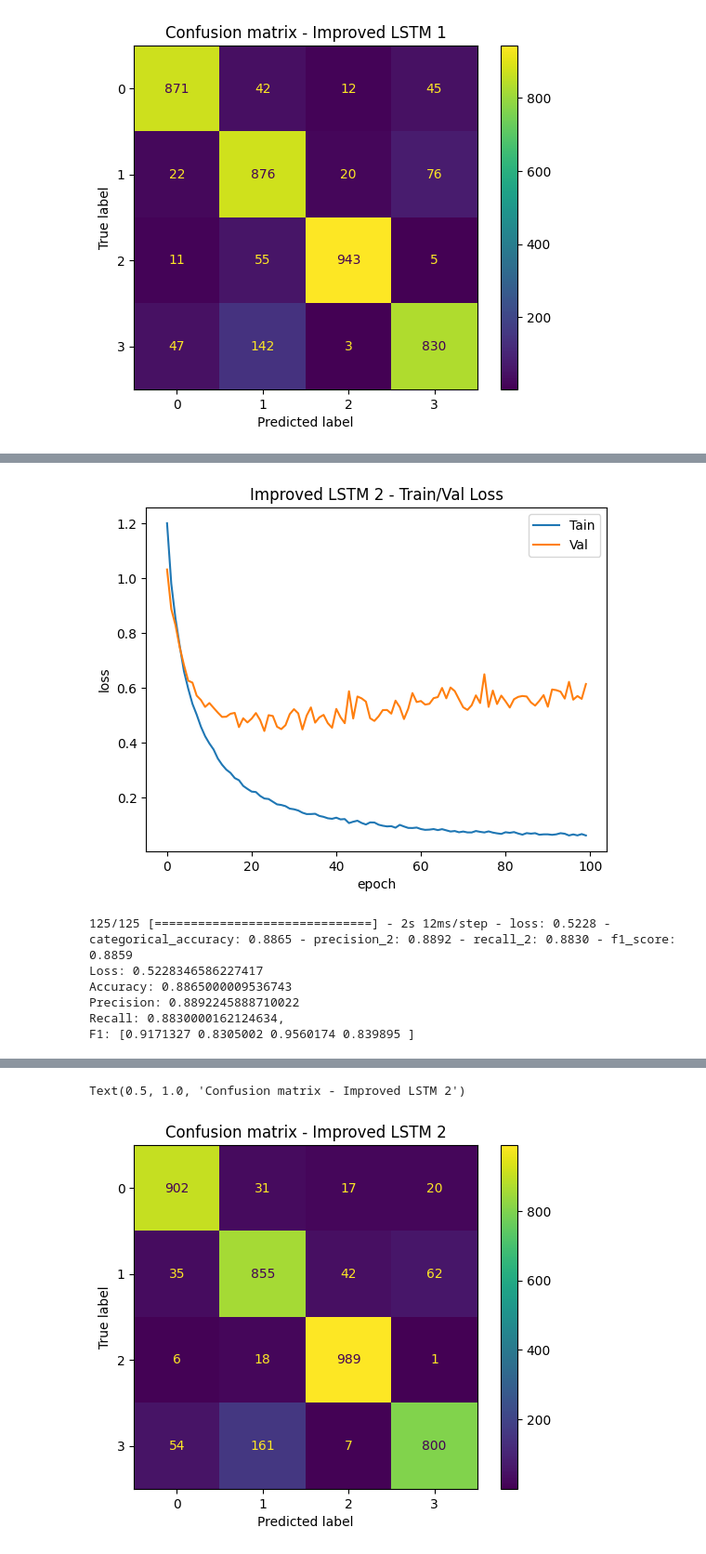
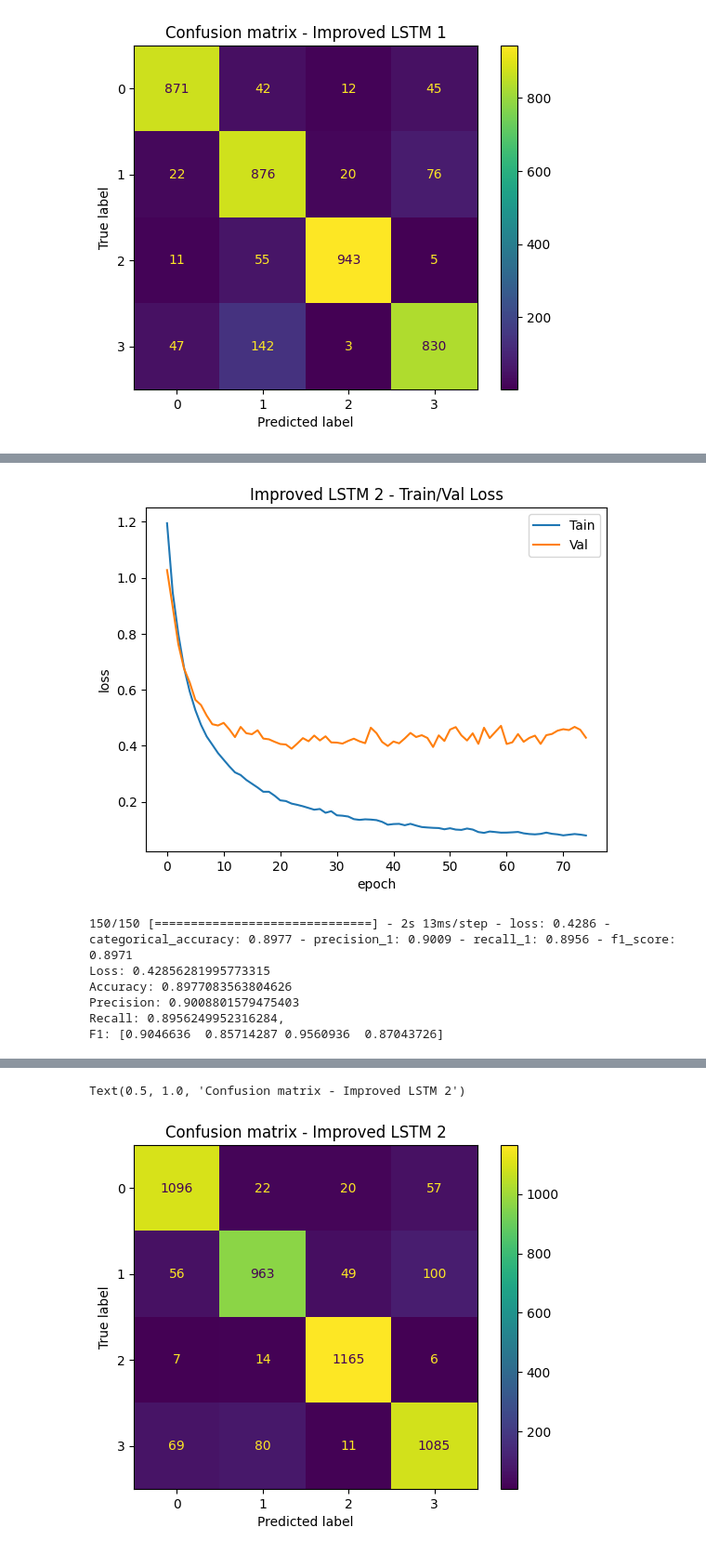
Before and after one commit to t4ai/music-composer-classification, a Jupyter notebook: composer-classifier.ipynb, the cells around one changed output, grey strips where cells are left out. Shown: that part at 93% size. Drawn from its saved outputs; the diff is of its cells as text; code cells hidden in the pictures.

```diff
--- a/composer-classifier.ipynb
+++ b/composer-classifier.ipynb
@@ -283,10 +283,10 @@ Mozart: 199715
 Chopin: 57416
 # %%
 #randomly downsample Bach, Beethoven and Mozart sequences to better balance with lower Chopin samples
-bach_sequences_sampled = sample(bach_sequences, 10000)
-beethoven_sequences_sampled = sample(beethoven_sequences, 10000)
-mozart_sequences_sampled = sample(mozart_sequences, 10000)
-chopin_sequences_sampled = sample(chopin_sequences, 10000)
+bach_sequences_sampled = sample(bach_sequences, 12000)
+beethoven_sequences_sampled = sample(beethoven_sequences, 12000)
+mozart_sequences_sampled = sample(mozart_sequences, 12000)
+chopin_sequences_sampled = sample(chopin_sequences, 12000)
 # %%
 # display sequence lenghths:
 print(f'Bach: {len(bach_sequences_sampled)}')
@@ -416,7 +414,7 @@ For our first model, we will define and train and LSTM RNN model to process our
 3.  Evaluate performance of the model using Accuracy, Precision/Recall, F1
 4.  Tune hyperparameters and model architecture
 # %%
-NUM_EPOCHS = 100
+NUM_EPOCHS = 75
 BATCH_SIZE = 32
 LEARNING_RATE = 0.001
 NUM_COMPOSERS = 4
@@ -563,4 +567,12 @@ Text(0.5, 1.0, 'Confusion matrix - Improved LSTM 1')
 # %%
+# setup checkpoint
+checkpoint_filepath = '/content/drive/MyDrive/USD/models/composer-classifier/lstm-2'
+model_checkpoint_callback = keras.callbacks.ModelCheckpoint(
+    filepath=checkpoint_filepath,
+    monitor='val_categorical_accuracy',
+    mode='max',
+    save_best_only=True)
+
 # define LSTM with mitigations for overfitting: more layers, more dropout
 lstm_exp2 = tf.keras.models.Sequential([
 
@@ -568,17 +580,17 @@ lstm_exp2 = tf.keras.models.Sequential([
     tf.keras.layers.Input(shape=(NORM_SEQUENCE_LENGTH, NUM_PIANO_KEYS)),
     tf.keras.layers.Normalization(axis=None),
     tf.keras.layers.LSTM(128, return_sequences=True),
-    tf.keras.layers.Dropout(0.2),
+    tf.keras.layers.Dropout(0.3),
     tf.keras.layers.LSTM(128, return_sequences=True),
-    tf.keras.layers.Dropout(0.2),
+    tf.keras.layers.Dropout(0.3),
     tf.keras.layers.LSTM(128, return_sequences=True),
-    tf.keras.layers.Dropout(0.2),
+    tf.keras.layers.Dropout(0.3),
     tf.keras.layers.LSTM(32, return_sequences=False),
 
     # classification head
     tf.keras.layers.Dense(64, activation='relu'),
     tf.keras.layers.Dropout(0.3),
-    tf.keras.layers.Dense(32, activation='relu'),
+    tf.keras.layers.Dense(64, activation='relu'),
     tf.keras.layers.Dropout(0.3),
     tf.keras.layers.Dense(units = NUM_COMPOSERS, activation='softmax')
 ])
@@ -620,22 +632,22 @@ plt.xlabel('epoch')
 plt.legend(['Tain', 'Val'])
 plt.show()
 # %% [output]
-[figure, old version]
+[figure, new version]
 # %%
 # evaluate on test data
-loss, accuracy, precision, recall, f1 = lstm_exp2.evaluate(X_test, y_test)
+loss, accuracy, precision, recall, f1 = lstm_exp2.evaluate(X_val, y_val)
 print(f'Loss: {loss}\nAccuracy: {accuracy}\nPrecision: {precision}\nRecall: {recall},\nF1: {f1}')
 # %% [output]
-125/125 [==============================] - 2s 12ms/step - loss: 0.5228 - categorical_accuracy: 0.8865 - precision_2: 0.8892 - recall_2: 0.8830 - f1_score: 0.8859
-Loss: 0.5228346586227417
-Accuracy: 0.8865000009536743
-Precision: 0.8892245888710022
-Recall: 0.8830000162124634,
-F1: [0.9171327 0.8305002 0.9560174 0.839895 ]
+150/150 [==============================] - 2s 13ms/step - loss: 0.4286 - categorical_accuracy: 0.8977 - precision_1: 0.9009 - recall_1: 0.8956 - f1_score: 0.8971
+Loss: 0.42856281995773315
+Accuracy: 0.8977083563804626
+Precision: 0.9008801579475403
+Recall: 0.8956249952316284,
+F1: [0.9046636  0.85714287 0.9560936  0.87043726]
 # %%
 # plot confusion matrix
-y_pred_lstm2 = lstm_exp2.predict(X_test)
-cm = confusion_matrix(np.argmax(y_test, axis=1), np.argmax(y_pred_lstm2, axis=1))
+y_pred_lstm2 = lstm_exp2.predict(X_val)
+cm = confusion_matrix(np.argmax(y_val, axis=1), np.argmax(y_pred_lstm2, axis=1))
 ConfusionMatrixDisplay(confusion_matrix=cm).plot();
 plt.title('Confusion matrix - Improved LSTM 2')
 # %% [output]
@@ -643,2 +655,2 @@ plt.title('Confusion matrix - Improved LSTM 2')
 Text(0.5, 1.0, 'Confusion matrix - Improved LSTM 2')
-[figure, old version]
+[figure, new version]
```
Also changed, not shown: parts of 30 cells of this notebook.
